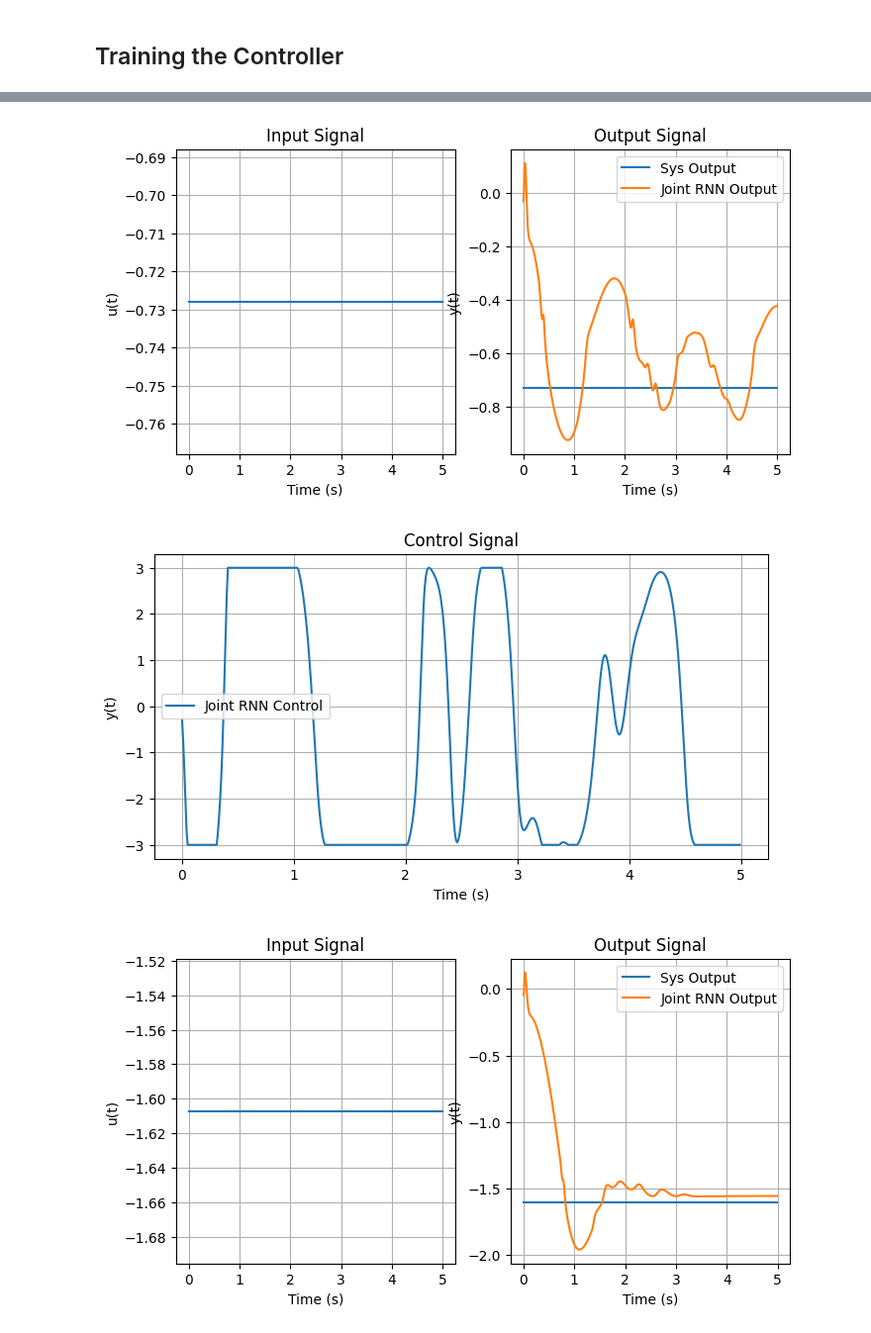
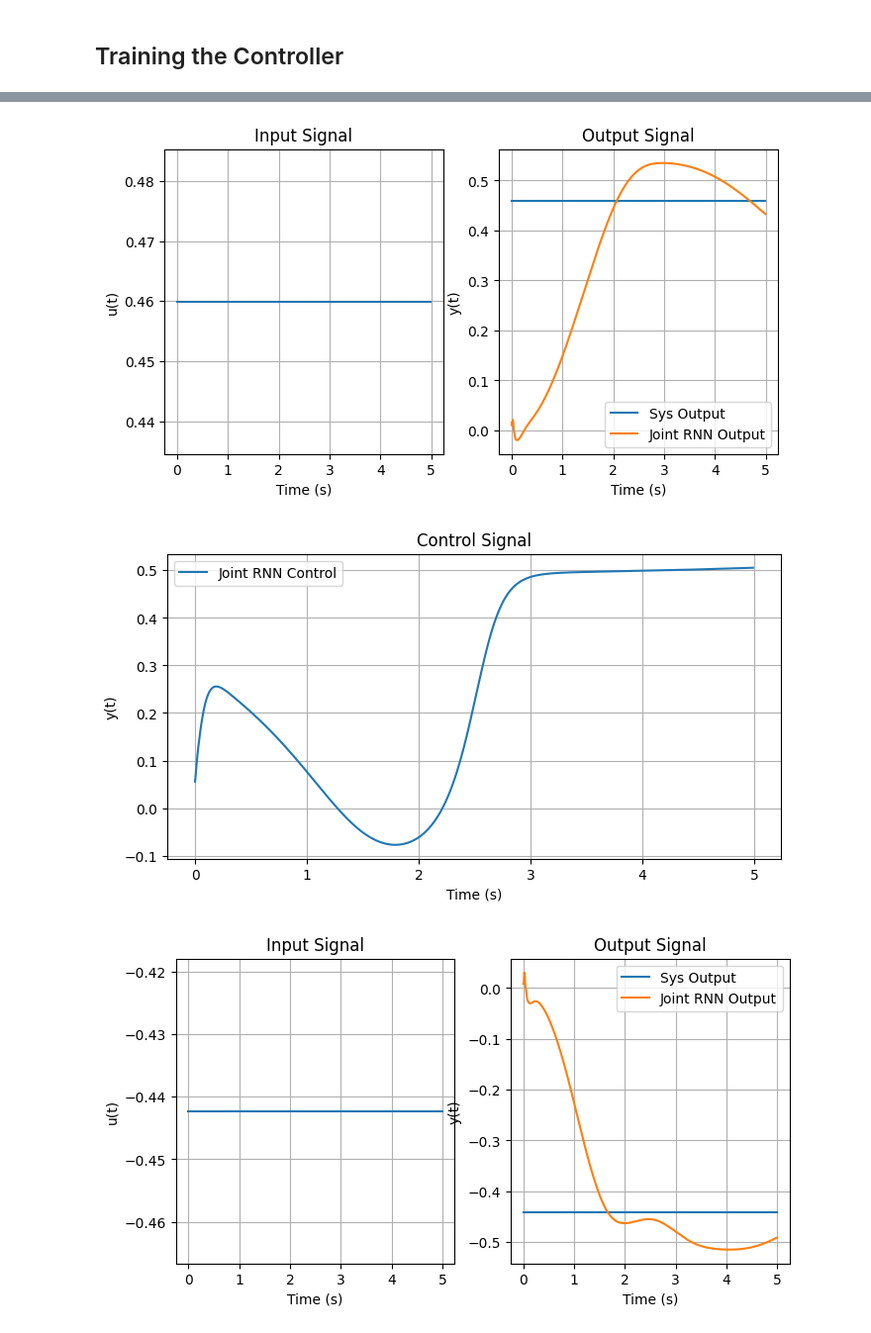
Before and after one commit to fernand0labra/ltu-D7047E-project, a Jupyter notebook: project.ipynb, the cells around one changed output, grey strips where cells are left out. Shown at 99% size. Drawn from its saved outputs; the diff is of its cells as text; code cells hidden in the pictures.

```diff
--- a/project.ipynb
+++ b/project.ipynb
@@ -231,12 +230,17 @@ def plot_signal_data(
     output_tile="Output Signal",
     input_label="u(t)",
     output_label="y(t)",
+    swap_in_out: bool = False,
 ):
     # Create a data loader for the dataset
     sample_loader = DataLoader(dataset, batch_size=num_samples, shuffle=False)
     input_signals, output_signals = next(
         iter(sample_loader)
     )  # input/target [num_samples,  NUM_STEPS * STEP_WIDTH]
+
+    if swap_in_out:
+        # Swap input and output signals
+        input_signals, output_signals = output_signals, input_signals
 
     ts = sample_loader.dataset.ts
 
@@ -289,7 +293,7 @@ def plot_signal_data(
                 )
                 plt.xlabel("Time (s)")
                 plt.ylabel(output_label)
-                plt.title('Control Signal')
+                plt.title("Control Signal")
                 plt.legend()
                 plt.grid(True)
 # %%
@@ -479,6 +487,7 @@ def train_validate(
     optimizer,
     criterion,
     net: nn.Module,
+    swap_in_out: bool = False,
 ):
     writer = SummaryWriter("../logs")
     print(f"Training {net.name}...")
@@ -494,6 +503,10 @@ def train_validate(
             inputs,
             ground_truth,
         ) in train_loader:  # input/target [batch_size,  NUM_STEPS * STEP_WIDTH]
+            if swap_in_out:
+                # Swap input and output data
+                inputs, ground_truth = ground_truth, inputs
+
             # zero the parameter gradients
             optimizer.zero_grad()
 
@@ -512,7 +525,7 @@ def train_validate(
             num_batches += 1
 
         train_loss /= num_batches
-        val_loss = test(val_loader, criterion, net)
+        val_loss = test(val_loader, criterion, net, swap_in_out)
 
         if val_loss < best_val_loss:
             best_val_loss = val_loss
@@ -531,13 +544,17 @@ def train_validate(
     net.load_state_dict(torch.load("best.pth"))
 
 
-def test(test_loader: DataLoader, criterion, net: nn.Module):
+def test(test_loader: DataLoader, criterion, net: nn.Module, swap_in_out: bool = False):
     net.eval()
     loss = 0
     num_batches = 0
 
     with torch.no_grad():  # since we're not training, we don't need to calculate the gradients for our outputs
         for inputs, ground_truth in test_loader:
+            if swap_in_out:
+                # Swap input and output data
+                inputs, ground_truth = ground_truth, inputs
+
             # input/target [batch_size, sequence_length, input_size] = [batch_size, NUM_STEPS * STEP_WIDTH, 1]
             inputs = inputs.unsqueeze(2).to(DEVICE)
             ground_truth = ground_truth.unsqueeze(2).to(DEVICE)
@@ -713,14 +730,25 @@ class JointRNN(nn.Module):
         return y, u
 # %%
 class ControllerDataset(Dataset):
-    def __init__(self, data_count, num_steps, step_width, t0=0, dt=0.01):
+    def __init__(
+        self,
+        data_count,
+        num_steps,
+        step_width,
+        max_step_height,
+        max_signal_val,
+        t0=0,
+        dt=0.01,
+    ):
         tensor_shape = (data_count, num_steps * step_width)
 
         self.inputs = torch.empty(tensor_shape, dtype=torch.float32)
         self.outputs = torch.empty(tensor_shape, dtype=torch.float32)
 
         for i in tqdm(range(data_count)):
-            u = generate_random_steps(data_count, num_steps, step_width)
+            u = generate_random_steps(
+                data_count, num_steps, step_width, max_step_height, max_signal_val
+            )
             self.inputs[i, :] = torch.from_numpy(u)
             self.outputs[i, :] = torch.from_numpy(u)
 
@@ -738,7 +766,9 @@ class ControllerDataset(Dataset):
 # %%
 # Generate the controller dataset
 ctl_dataset = (
-    ControllerDataset(DATA_COUNT, 1, 500)
+    ControllerDataset(
+        DATA_COUNT, num_steps=1, step_width=500, max_step_height=1, max_signal_val=0.5
+    )
     if not os.path.isfile(CTL_DATASET_PATH)
     else torch.load(CTL_DATASET_PATH)
 )
@@ -765,7 +795,7 @@ if not os.path.isfile(joint_rnn_file_path):
     joint_rnn = JointRNN(
         sys_path="./models/sys_lstm.pth",
         input_size=1,
-        controller_hidden_size=30,
+        controller_hidden_size=200,
         controller_num_layers=1,
         controller_dropout=0.0,
     ).to(DEVICE)
@@ -781,7 +811,7 @@ if not os.path.isfile(joint_rnn_file_path):
         epochs,
         ctl_train_loader,
         ctl_val_loader,
-        optim.Adam(joint_rnn.parameters(), lr=.001),
+        optim.Adam(joint_rnn.parameters(), lr=0.0001),
         criterion,
         joint_rnn,
     )
@@ -818,3 +832,3 @@ Controller Test loss = 0.259
-[figure, old version]
+[figure, new version]
-[figure, old version]
+[figure, new version]
-[figure, old version]
+[figure, new version]
```
Also changed, not shown: parts of 8 cells of this notebook, 2 other files.
